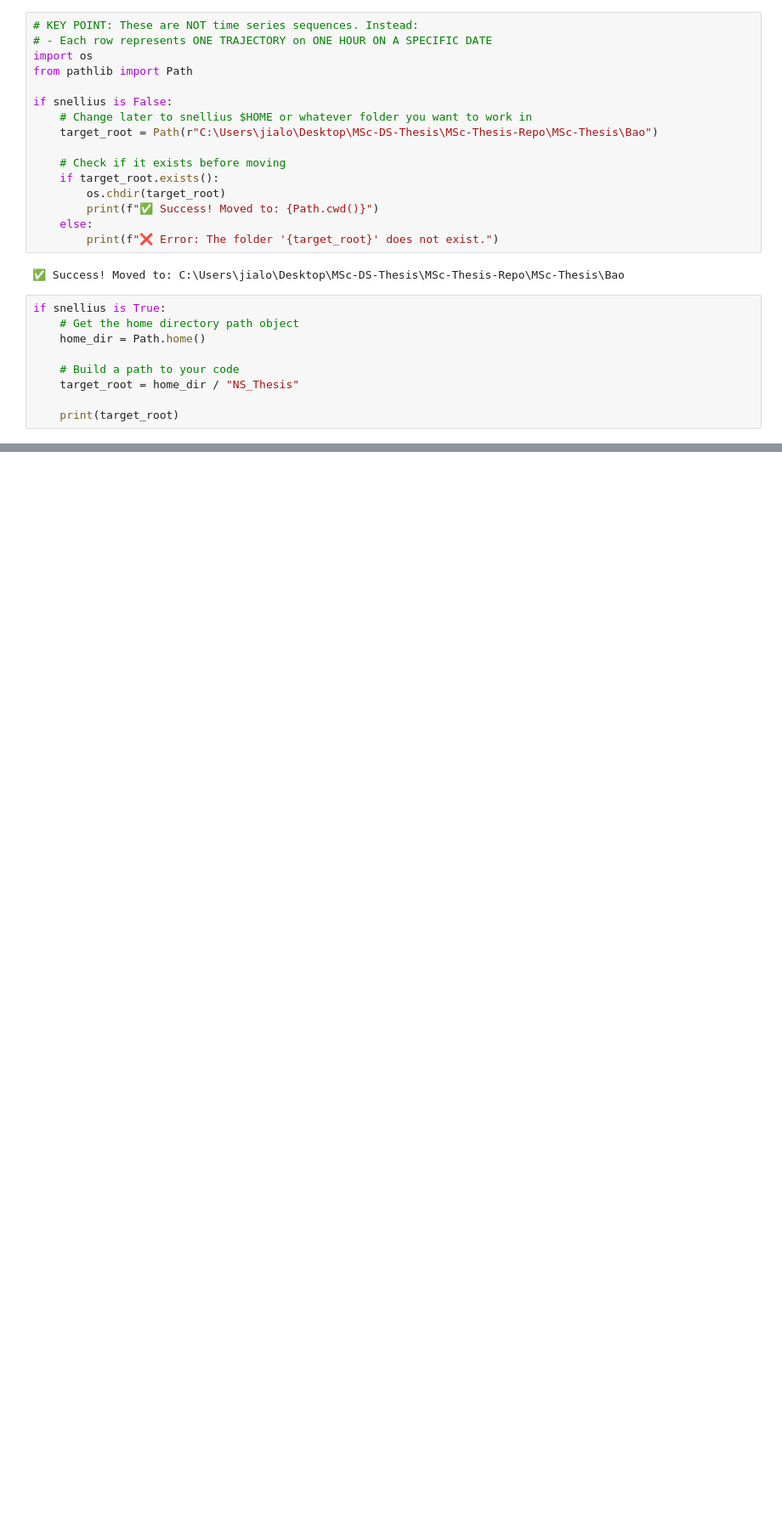
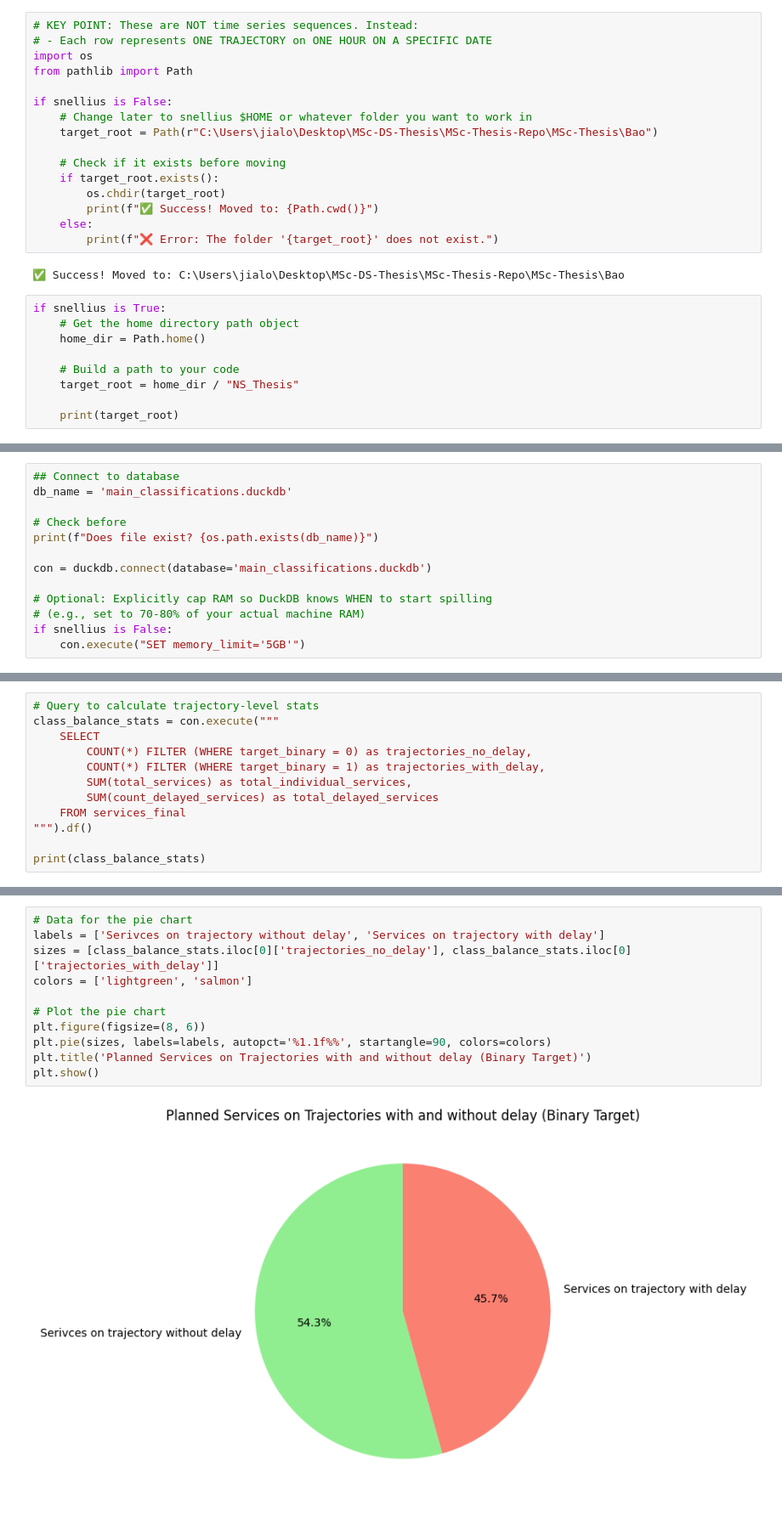
Before and after one commit to jbaonl/MSc-Thesis, a Jupyter notebook: MSc-Thesis/Bao/all_code/3_model_training/classification/classification_base.ipynb, the cells around one changed output, grey strips where cells are left out. Shown at 85% size. Saved outputs shown, nothing was run; the diff lists cells and outputs as text; blank space fills up the shorter version.

Commit message:
updated final dataset (operational data), ml pipeline adaptation

```diff
--- a/MSc-Thesis/Bao/all_code/3_model_training/classification/classification_base.ipynb
+++ b/MSc-Thesis/Bao/all_code/3_model_training/classification/classification_base.ipynb
@@ -117,0 +137,13 @@ best_parameters_gb = {'subsample': 0.6, 'n_estimators': 300, 'min_samples_split'
+# %%
+## Connect to database
+db_name = 'main_classifications.duckdb'
+
+# Check before
+print(f"Does file exist? {os.path.exists(db_name)}")
+
+con = duckdb.connect(database='main_classifications.duckdb')
+
+# Optional: Explicitly cap RAM so DuckDB knows WHEN to start spilling
+# (e.g., set to 70-80% of your actual machine RAM)
+if snellius is False:
+    con.execute("SET memory_limit='5GB'")
@@ -117,0 +237,12 @@ best_parameters_gb = {'subsample': 0.6, 'n_estimators': 300, 'min_samples_split'
+# %%
+# Query to calculate trajectory-level stats
+class_balance_stats = con.execute("""
+    SELECT
+        COUNT(*) FILTER (WHERE target_binary = 0) as trajectories_no_delay,
+        COUNT(*) FILTER (WHERE target_binary = 1) as trajectories_with_delay,
+        SUM(total_services) as total_individual_services,
+        SUM(count_delayed_services) as total_delayed_services
+    FROM services_final
+""").df()
+
+print(class_balance_stats)
@@ -117,0 +255,13 @@ best_parameters_gb = {'subsample': 0.6, 'n_estimators': 300, 'min_samples_split'
+# %%
+# Data for the pie chart
+labels = ['Serivces on trajectory without delay', 'Services on trajectory with delay']
+sizes = [class_balance_stats.iloc[0]['trajectories_no_delay'], class_balance_stats.iloc[0]['trajectories_with_delay']]
+colors = ['lightgreen', 'salmon']
+
+# Plot the pie chart
+plt.figure(figsize=(8, 6))
+plt.pie(sizes, labels=labels, autopct='%1.1f%%', startangle=90, colors=colors)
+plt.title('Planned Services on Trajectories with and without delay (Binary Target)')
+plt.show()
+# %% [output]
+[figure, added]
```
Also changed, not shown: parts of 35 cells of this notebook, 10 other files.
